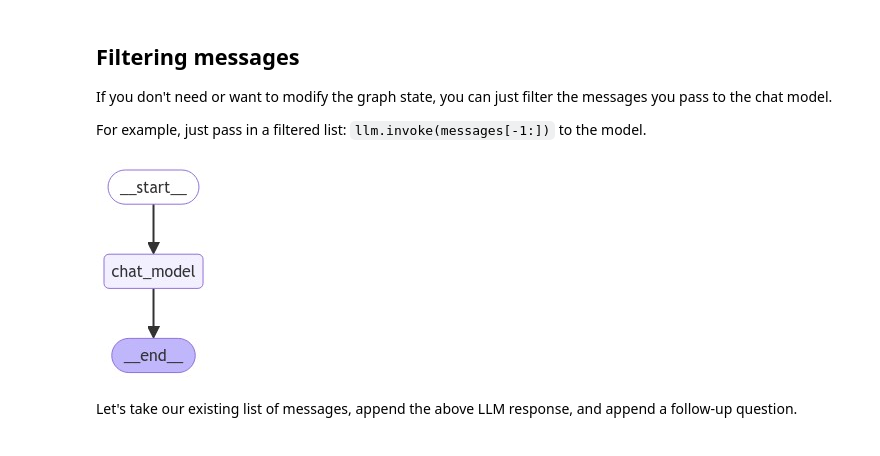
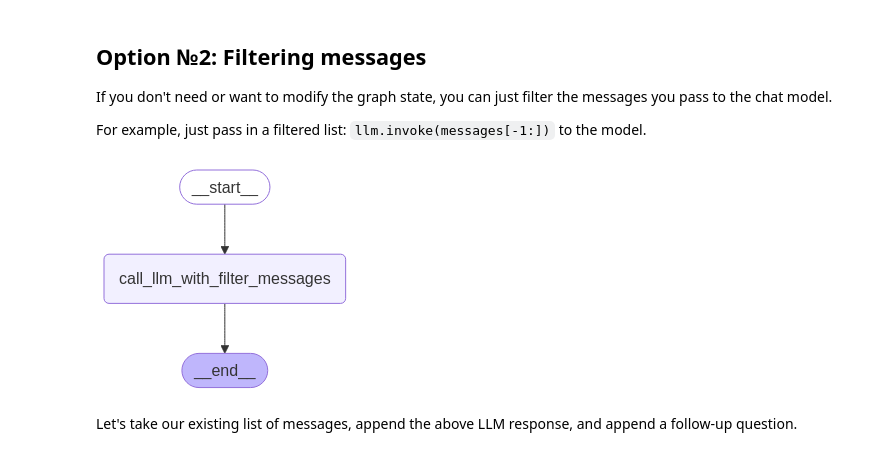
Before and after one commit to SlinkoIgor/Agents101, a Jupyter notebook: module_2/1-trim-filter-messages.ipynb, the cells around one changed output. Saved outputs shown, nothing was run; the diff lists cells and outputs as text; code cells hidden in the pictures.

```diff
--- a/module_2/1-trim-filter-messages.ipynb
+++ b/module_2/1-trim-filter-messages.ipynb
@@ -45,4 +23,3 @@ Recall we can pass them to a chat model.
 # %%
 from langchain_openai import ChatOpenAI
-llm = ChatOpenAI(model="gpt-4o")
-llm.invoke(messages)
+llm = ChatOpenAI(model="gpt-3.5-turbo") # Q: what is the context window size for GPT-3.5-turbo, GPT-4o?
@@ -159,24 +229,24 @@ Each of these groups has unique adaptations and behaviors that make them fascina
 # %% [markdown]
-## Filtering messages
+## Option №2: Filtering messages
 
 If you don't need or want to modify the graph state, you can just filter the messages you pass to the chat model.
 
 For example, just pass in a filtered list: `llm.invoke(messages[-1:])` to the model.
 # %%
 # Node
-def chat_model_node(state: MessagesState):
+def call_llm_with_filter_messages(state: MessagesState):
     return {"messages": [llm.invoke(state["messages"][-1:])]}
 
 # Build graph
 builder = StateGraph(MessagesState)
-builder.add_node("chat_model", chat_model_node)
-builder.add_edge(START, "chat_model")
-builder.add_edge("chat_model", END)
-graph = builder.compile()
+builder.add_node("call_llm_with_filter_messages", call_llm_with_filter_messages)
+builder.add_edge(START, "call_llm_with_filter_messages")
+builder.add_edge("call_llm_with_filter_messages", END)
+graph_with_filter_messages = builder.compile()
 
 # View
-display(Image(graph.get_graph().draw_mermaid_png()))
+display(Image(graph_with_filter_messages.get_graph().draw_mermaid_png()))
 # %% [output]
-[figure, old version]
+[figure, new version]
 # %% [markdown]
 Let's take our existing list of messages, append the above LLM response, and append a follow-up question.
```
Also changed, not shown: parts of 33 cells of this notebook.
